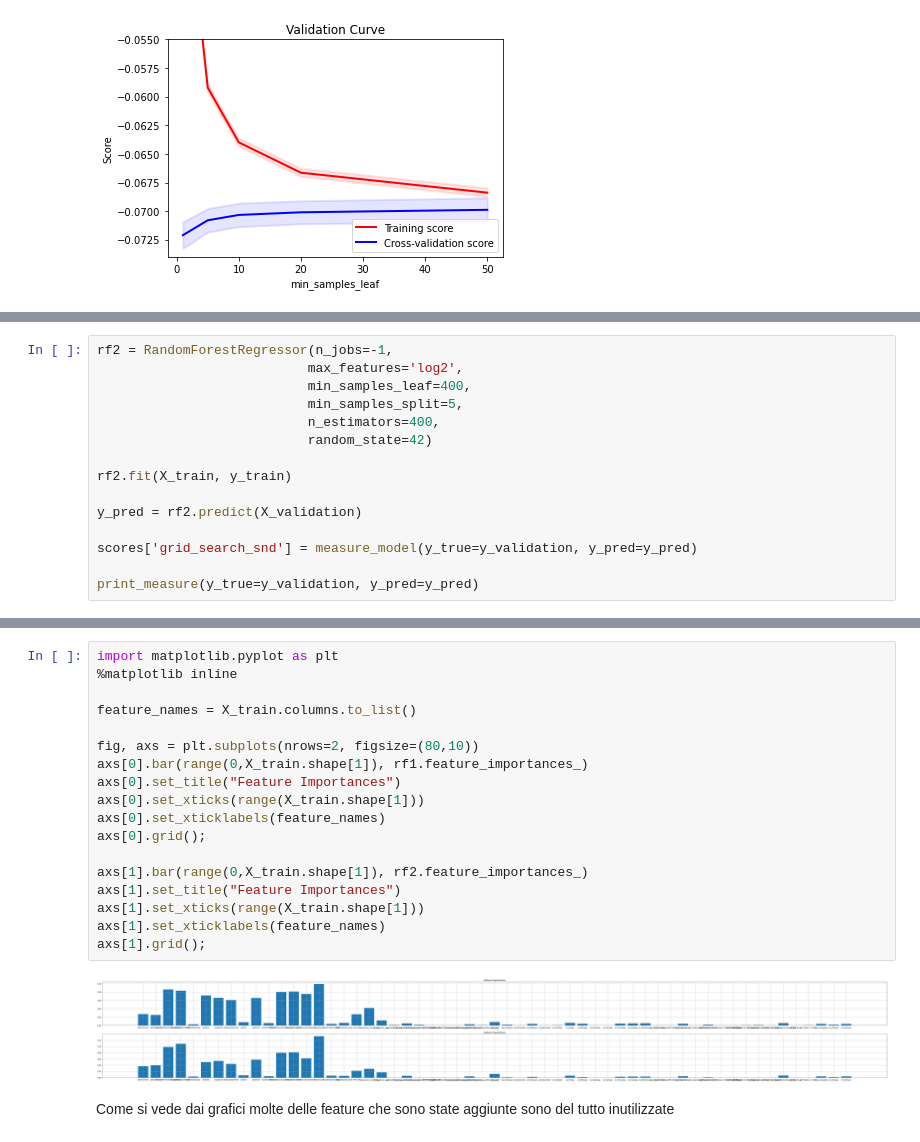
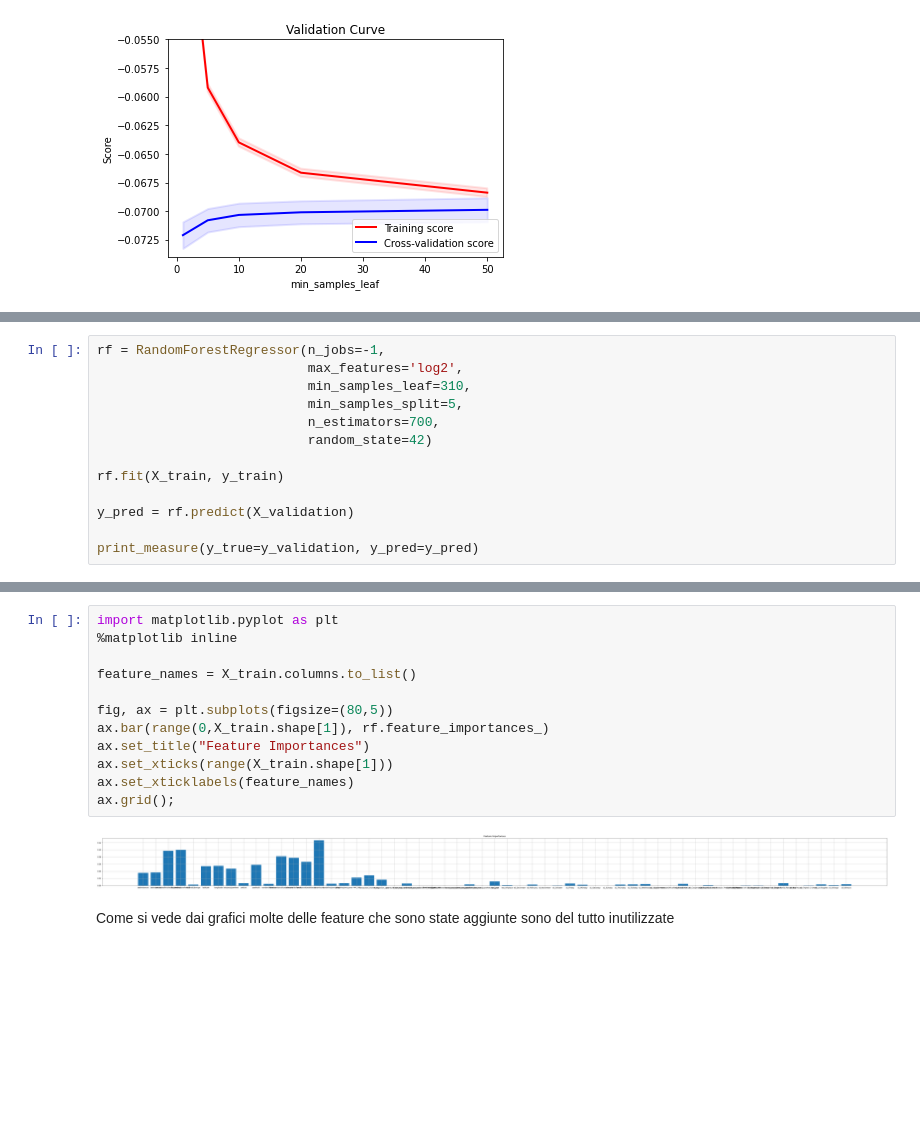
Before and after one commit to matteospanio/zillow-prize, a Jupyter notebook: 04 - Random Forests.ipynb, the cells around one changed output, grey strips where cells are left out. Cells and saved outputs as stored; diff of their text form; blank space fills up the shorter version.

```diff
--- a/04 - Random Forests.ipynb
+++ b/04 - Random Forests.ipynb
@@ -167,16 +142,14 @@ zv.plot_grid_search_validation_curve(gscv, 'min_samples_leaf', ylim=(-.072,-.062
 # %%
-rf2 = RandomForestRegressor(n_jobs=-1,
+rf = RandomForestRegressor(n_jobs=-1,
                            max_features='log2',
-                           min_samples_leaf=400,
+                           min_samples_leaf=310,
                            min_samples_split=5,
-                           n_estimators=400,
+                           n_estimators=700,
                            random_state=42)
 
-rf2.fit(X_train, y_train)
+rf.fit(X_train, y_train)
 
-y_pred = rf2.predict(X_validation)
-
-scores['grid_search_snd'] = measure_model(y_true=y_validation, y_pred=y_pred)
+y_pred = rf.predict(X_validation)
 
 print_measure(y_true=y_validation, y_pred=y_pred)
 # %% [output]
@@ -226,23 +181,17 @@ array([3.64470345e-02, 3.94724972e-02, 9.80247211e-02, 1.08295741e-01,
 # %%
 import matplotlib.pyplot as plt
 %matplotlib inline
 
 feature_names = X_train.columns.to_list()
 
-fig, axs = plt.subplots(nrows=2, figsize=(80,10))
-axs[0].bar(range(0,X_train.shape[1]), rf1.feature_importances_)
-axs[0].set_title("Feature Importances")
-axs[0].set_xticks(range(X_train.shape[1]))
-axs[0].set_xticklabels(feature_names)
-axs[0].grid();
-
-axs[1].bar(range(0,X_train.shape[1]), rf2.feature_importances_)
-axs[1].set_title("Feature Importances")
-axs[1].set_xticks(range(X_train.shape[1]))
-axs[1].set_xticklabels(feature_names)
-axs[1].grid();
+fig, ax = plt.subplots(figsize=(80,5))
+ax.bar(range(0,X_train.shape[1]), rf.feature_importances_)
+ax.set_title("Feature Importances")
+ax.set_xticks(range(X_train.shape[1]))
+ax.set_xticklabels(feature_names)
+ax.grid();
 # %% [output]
-[figure, old version]
+[figure, new version]
 # %% [markdown]
 Come si vede dai grafici molte delle feature che sono state aggiunte sono del tutto inutilizzate
 # %%
```
Also changed, not shown: parts of 46 cells of this notebook.
